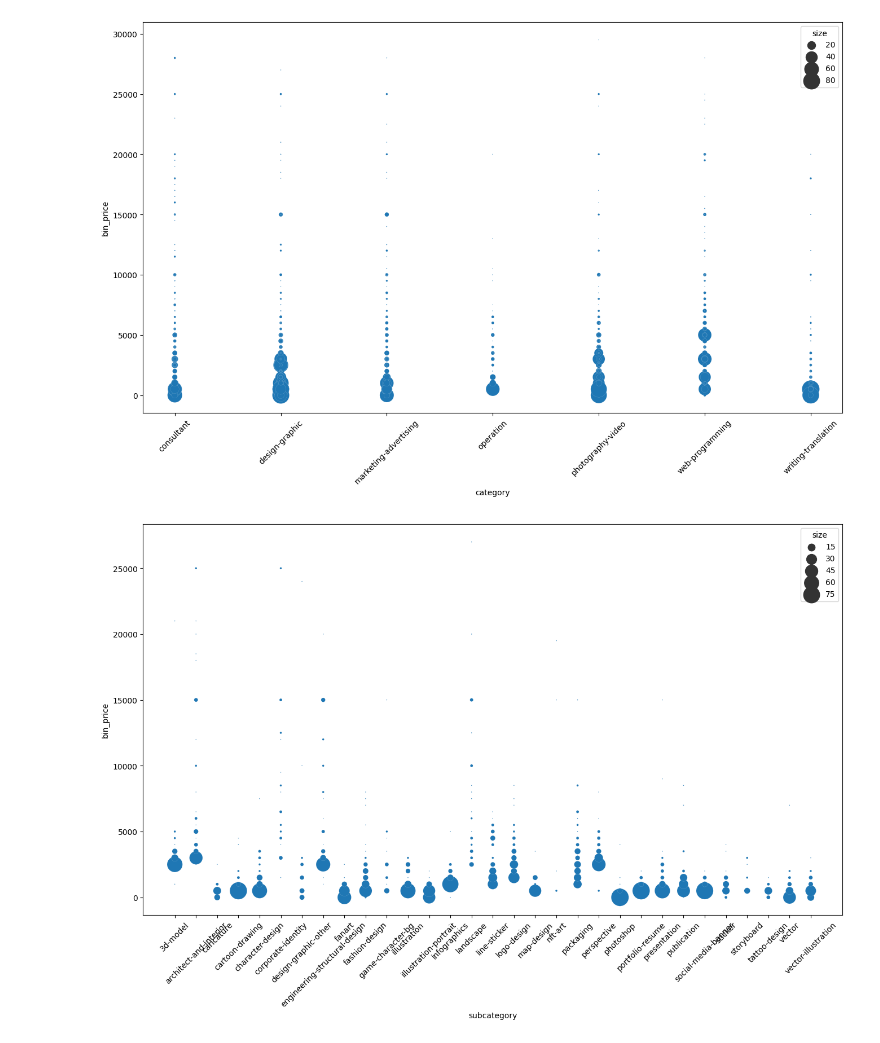
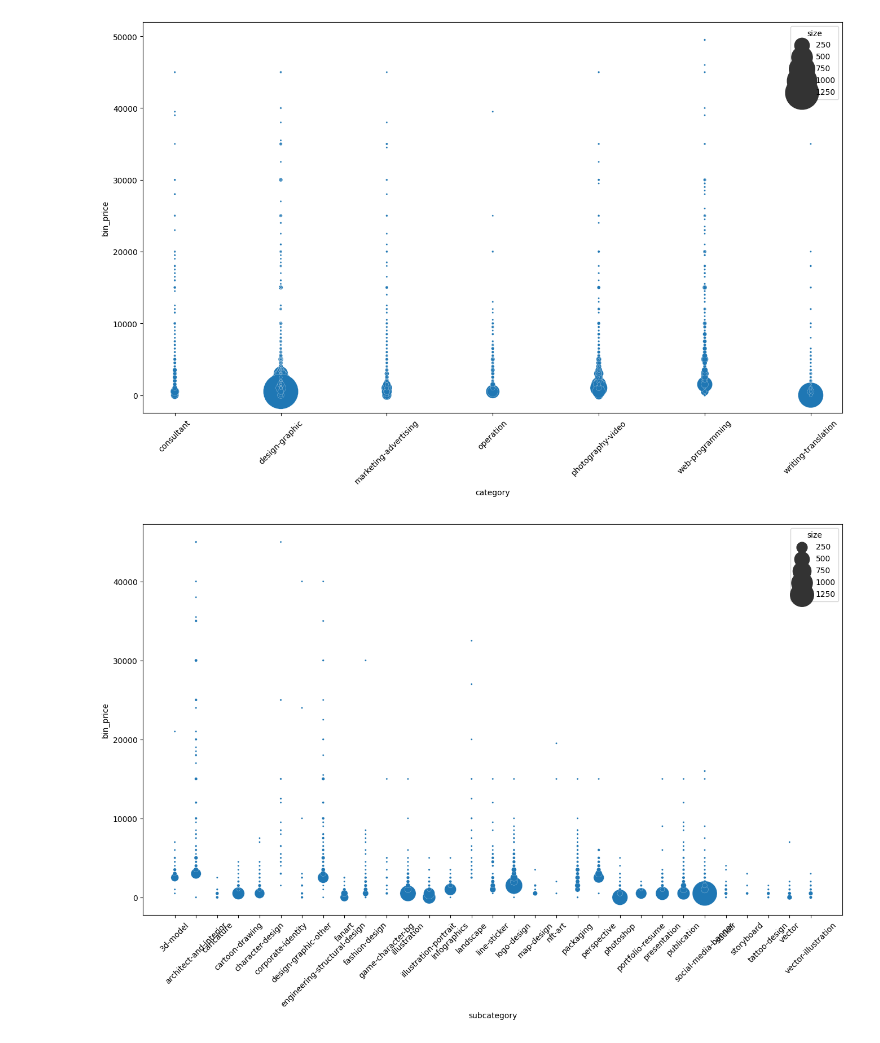
Before and after one commit to PhakphumV/fastwork-commission-table, a Jupyter notebook: 02-pricing-scapper.ipynb, the cells around one changed output. Saved outputs shown, nothing was run; the diff lists cells and outputs as text; code cells hidden in the pictures.

Commit message:
Support pagination to retrieve all samples, regen graph

```diff
--- a/02-pricing-scapper.ipynb
+++ b/02-pricing-scapper.ipynb
@@ -37,3 +37,14 @@ def retrieve_products(subcat_slug):
+# %%
+def retrieve_products_all(subcat_slug):
+    page = 0
+
+    output = []
+    data = retrieve_products(sub_cat_slug)
+    while len(data)>0:
+        output += data
+        page += 1
+        data = retrieve_products(sub_cat_slug,page)
+    return output
 # %%
 df_lists = []
 for main_cat_url in main_cat_urls:
@@ -46,9 +57,9 @@ for main_cat_url in main_cat_urls:
     for link in sub_cat_links:
         sub_cat_slug = link.attrs['href'].replace("/","")
 
-
-        response = retrieve_products(sub_cat_slug)
-        data = response.json()['hits']
+#         response = retrieve_products(sub_cat_slug)
+#         data = response.json()['hits']
+        data = retrieve_products_all(sub_cat_slug)
 
         print("##{} - Count : {}".format(sub_cat_slug,len(data)))
         df = pd.DataFrame(data)
@@ -76,9 +87,9 @@ df_all = pd.concat(df_lists)
 ##sales - Count : 2
 ##operation-other - Count : 9
 # %%
-labels = [i for i in range(0, 30000, 500)]
+labels = [i for i in range(0, 50000, 500)]
 # %%
-df_all['bin_price'] = pd.cut(df_all['base_price'],bins=range(0,30500,500),right=False,labels=labels)
+df_all['bin_price'] = pd.cut(df_all['base_price'],bins=range(0,50500,500),right=False,labels=labels)
 # %%
 df_group = df_all[['category','subcategory','bin_price']].groupby(['category','subcategory','bin_price']).size().to_frame('size').reset_index()
 # %%
@@ -103,23 +114,23 @@ display(df_group)
 # %%
 plt.figure(figsize=(16, 9))
 plt.xticks(rotation=45)
-ax = sns.scatterplot(df_group,x="category",y="bin_price", size="size", sizes=(1, 500))
+ax = sns.scatterplot(df_group,x="category",y="bin_price", size="size", sizes=(5, 2000))
 ax.tick_params(axis='y',which='both')
 ax.invert_yaxis()
 # ax = sns.swarmplot(df_group,x="category",y="bin_price",hue="subcategory")
 plt.savefig("price_market.png")
 # %% [output]
-[figure, old version]
+[figure, new version]
 # %%
 plt.figure(figsize=(16, 9))
 plt.xticks(rotation=45)
-ax = sns.scatterplot(df_group[df_group['category']=='design-graphic'],x="subcategory",y="bin_price", size="size", sizes=(1, 500))
+ax = sns.scatterplot(df_group[df_group['category']=='design-graphic'],x="subcategory",y="bin_price", size="size", sizes=(5, 1000))
 ax.tick_params(axis='y',which='both')
 ax.invert_yaxis()
 # ax = sns.swarmplot(df_group,x="category",y="bin_price",hue="subcategory")
 plt.savefig("price_market-design-graphic.png")
 # %% [output]
-[figure, old version]
+[figure, new version]
 # %%
 plt.figure(figsize=(16, 9))
 plt.xticks(rotation=45)
```
Also changed, not shown: parts of 10 cells of this notebook, 9 other files.
